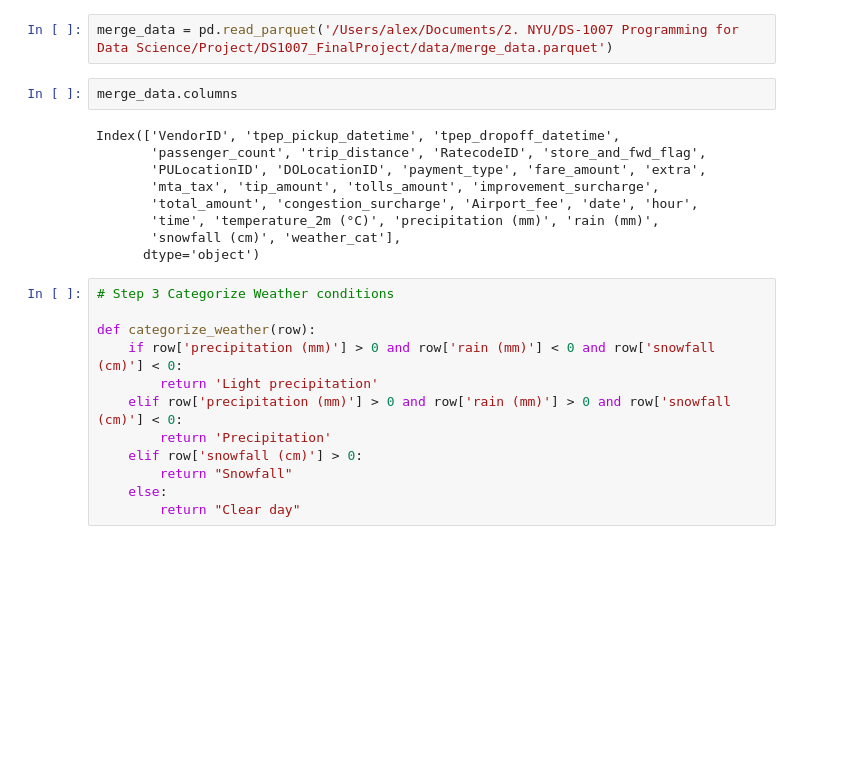
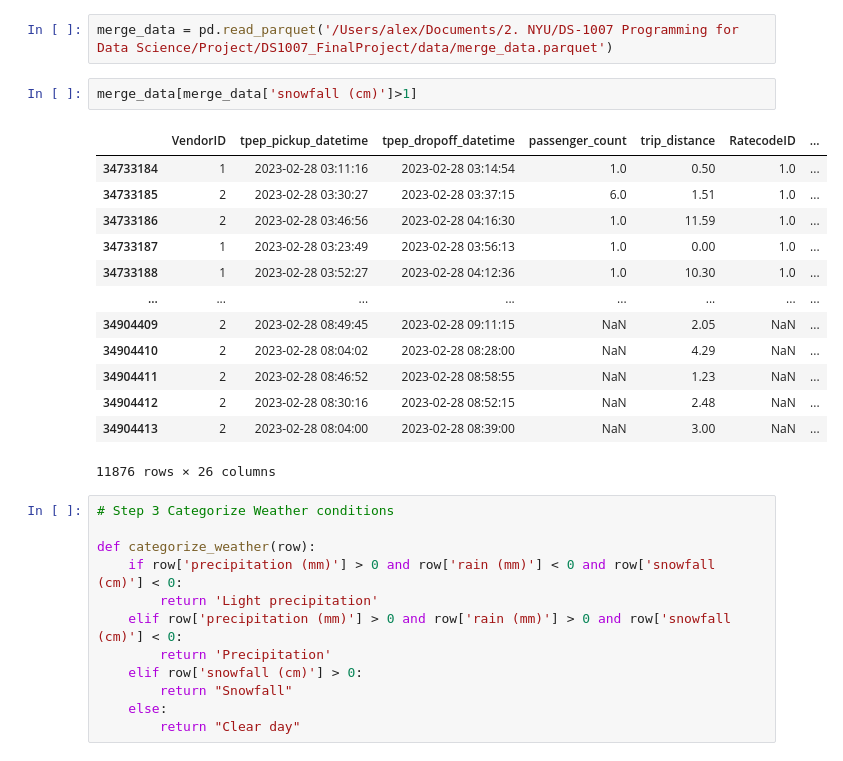
Before and after one commit to alexanderpegoto/DS1007_FinalProject, a Jupyter notebook: code/ap.ipynb, the cells around one changed output. Cells and saved outputs as stored; diff of their text form; blank space fills up the shorter version.

```diff
--- a/code/ap.ipynb
+++ b/code/ap.ipynb
@@ -8,17 +8,22 @@ import os
 from preprocess import merge_parquets, sample_dat
 # %%
 merge_data = pd.read_parquet('/Users/alex/Documents/2. NYU/DS-1007 Programming for Data Science/Project/DS1007_FinalProject/data/merge_data.parquet')
-# %%
-merge_data.columns
-# %% [output]
-Index(['VendorID', 'tpep_pickup_datetime', 'tpep_dropoff_datetime',
-       'passenger_count', 'trip_distance', 'RatecodeID', 'store_and_fwd_flag',
-       'PULocationID', 'DOLocationID', 'payment_type', 'fare_amount', 'extra',
-       'mta_tax', 'tip_amount', 'tolls_amount', 'improvement_surcharge',
-       'total_amount', 'congestion_surcharge', 'Airport_fee', 'date', 'hour',
-       'time', 'temperature_2m (°C)', 'precipitation (mm)', 'rain (mm)',
-       'snowfall (cm)', 'weather_cat'],
-      dtype='object')
+# %%
+merge_data[merge_data['snowfall (cm)']>1]
+# %% [output]
+|  | VendorID | tpep_pickup_datetime | tpep_dropoff_datetime | passenger_count | trip_distance | RatecodeID | ... |
+| 34733184 | 1 | 2023-02-28 03:11:16 | 2023-02-28 03:14:54 | 1.0 | 0.50 | 1.0 | ... |
+| 34733185 | 2 | 2023-02-28 03:30:27 | 2023-02-28 03:37:15 | 6.0 | 1.51 | 1.0 | ... |
+| 34733186 | 2 | 2023-02-28 03:46:56 | 2023-02-28 04:16:30 | 1.0 | 11.59 | 1.0 | ... |
+| 34733187 | 1 | 2023-02-28 03:23:49 | 2023-02-28 03:56:13 | 1.0 | 0.00 | 1.0 | ... |
+| 34733188 | 1 | 2023-02-28 03:52:27 | 2023-02-28 04:12:36 | 1.0 | 10.30 | 1.0 | ... |
+| ... | ... | ... | ... | ... | ... | ... | ... |
+| 34904409 | 2 | 2023-02-28 08:49:45 | 2023-02-28 09:11:15 | NaN | 2.05 | NaN | ... |
+| 34904410 | 2 | 2023-02-28 08:04:02 | 2023-02-28 08:28:00 | NaN | 4.29 | NaN | ... |
+| 34904411 | 2 | 2023-02-28 08:46:52 | 2023-02-28 08:58:55 | NaN | 1.23 | NaN | ... |
+| 34904412 | 2 | 2023-02-28 08:30:16 | 2023-02-28 08:52:15 | NaN | 2.48 | NaN | ... |
+| 34904413 | 2 | 2023-02-28 08:04:00 | 2023-02-28 08:39:00 | NaN | 3.00 | NaN | ... |
+11876 rows × 26 columns
 # %%
 # Step 3 Categorize Weather conditions
 
```
Also changed, not shown: parts of 1 cell of this notebook.
